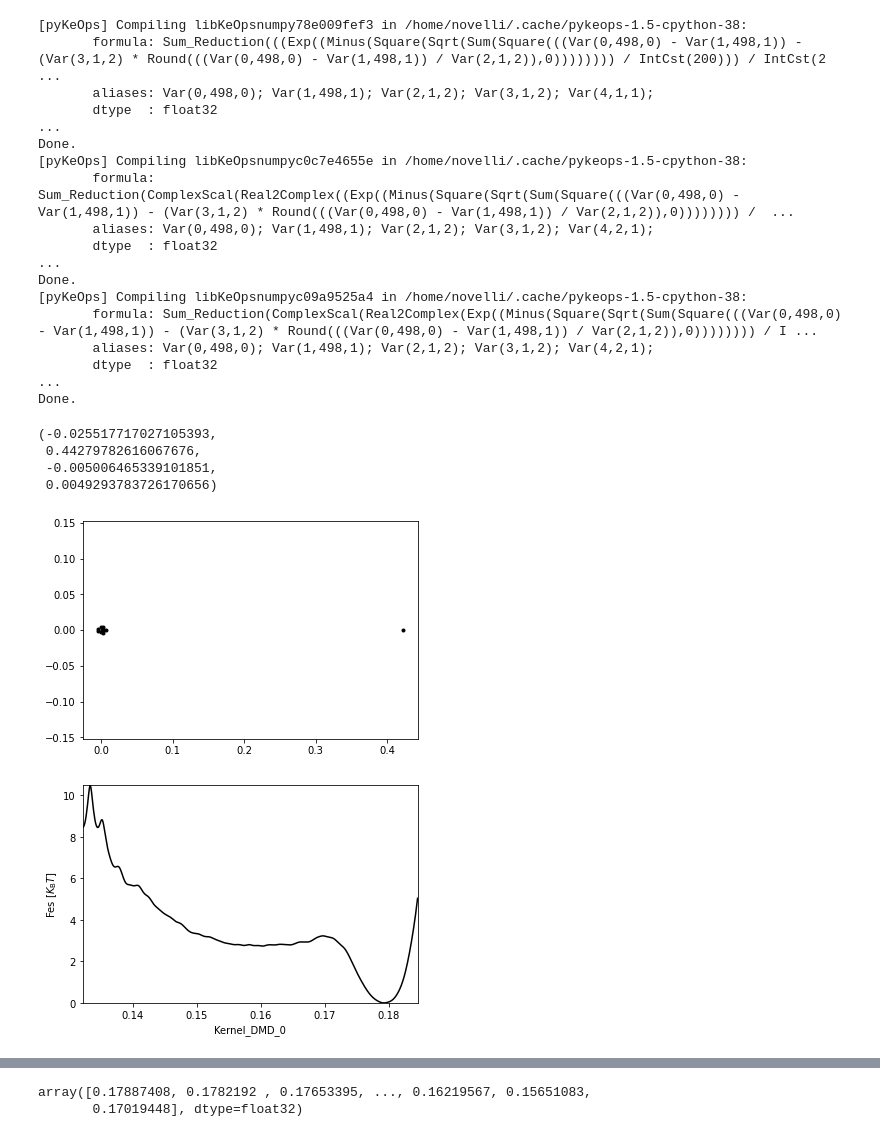
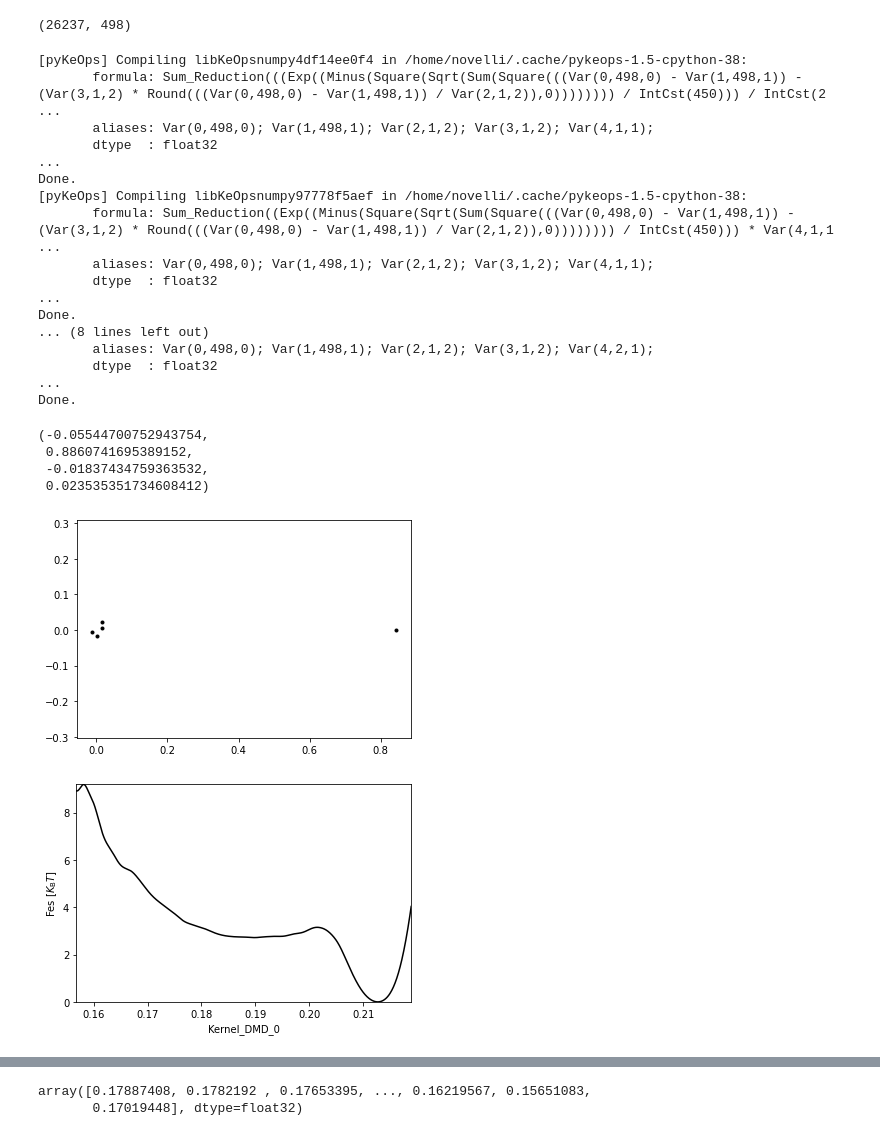
Before and after one commit to Machine-Learning-Dynamical-Systems/kooplearn, a Jupyter notebook: examples/md_chignolin/test.ipynb, the cells around one changed output, grey strips where cells are left out. Saved outputs shown, nothing was run; the diff lists cells and outputs as text; code cells hidden in the pictures.

```diff
--- a/examples/md_chignolin/test.ipynb
+++ b/examples/md_chignolin/test.ipynb
@@ -20,4 +20,4 @@ timesteps, n_atoms, dims = dists.shape
 dists = dists.reshape(timesteps, n_atoms*dims)
 unit_cell_length = f['cell_lengths'][0,0]
 # %%
-kernel = RBF(length_scale=10, unit_cell_length=unit_cell_length)
+kernel = RBF(length_scale=15, unit_cell_length=unit_cell_length)
@@ -43,51 +27,54 @@ evolved_inputs=dists[1:]
+# %%
+inputs.shape
+# %% [output]
+(26237, 498)
 # %%
-evals, evecs = reduced_rank_regression(inputs, evolved_inputs, kernel, 10, regularizer=1e-1, backend='keops')
+evals, evecs = reduced_rank_regression(inputs, evolved_inputs, kernel, 5, regularizer=5e-2, backend='keops')
 # %% [output]
-[pyKeOps] Compiling libKeOpsnumpy78e009fef3 in /home/novelli/.cache/pykeops-1.5-cpython-38:
-       formula: Sum_Reduction(((Exp((Minus(Square(Sqrt(Sum(Square(((Var(0,498,0) - Var(1,498,1)) - (Var(3,1,2) * Round(((Var(0,498,0) - Var(1,498,1)) / Var(2,1,2)),0)))))))) / IntCst(200))) / IntCst(2 ...
+[pyKeOps] Compiling libKeOpsnumpy4df14ee0f4 in /home/novelli/.cache/pykeops-1.5-cpython-38:
+       formula: Sum_Reduction(((Exp((Minus(Square(Sqrt(Sum(Square(((Var(0,498,0) - Var(1,498,1)) - (Var(3,1,2) * Round(((Var(0,498,0) - Var(1,498,1)) / Var(2,1,2)),0)))))))) / IntCst(450))) / IntCst(2 ...
        aliases: Var(0,498,0); Var(1,498,1); Var(2,1,2); Var(3,1,2); Var(4,1,1);
        dtype  : float32
 ...
 Done.
-[pyKeOps] Compiling libKeOpsnumpyc0c7e4655e in /home/novelli/.cache/pykeops-1.5-cpython-38:
-       formula: Sum_Reduction(ComplexScal(Real2Complex((Exp((Minus(Square(Sqrt(Sum(Square(((Var(0,498,0) - Var(1,498,1)) - (Var(3,1,2) * Round(((Var(0,498,0) - Var(1,498,1)) / Var(2,1,2)),0)))))))) /  ...
+[pyKeOps] Compiling libKeOpsnumpy97778f5aef in /home/novelli/.cache/pykeops-1.5-cpython-38:
+       formula: Sum_Reduction((Exp((Minus(Square(Sqrt(Sum(Square(((Var(0,498,0) - Var(1,498,1)) - (Var(3,1,2) * Round(((Var(0,498,0) - Var(1,498,1)) / Var(2,1,2)),0)))))))) / IntCst(450))) * Var(4,1,1 ...
+       aliases: Var(0,498,0); Var(1,498,1); Var(2,1,2); Var(3,1,2); Var(4,1,1);
+       dtype  : float32
+...
+Done.
+... (8 lines left out)
        aliases: Var(0,498,0); Var(1,498,1); Var(2,1,2); Var(3,1,2); Var(4,2,1);
        dtype  : float32
 ...
 Done.
-[pyKeOps] Compiling libKeOpsnumpyc09a9525a4 in /home/novelli/.cache/pykeops-1.5-cpython-38:
-       formula: Sum_Reduction(ComplexScal(Real2Complex(Exp((Minus(Square(Sqrt(Sum(Square(((Var(0,498,0) - Var(1,498,1)) - (Var(3,1,2) * Round(((Var(0,498,0) - Var(1,498,1)) / Var(2,1,2)),0)))))))) / I ...
-       aliases: Var(0,498,0); Var(1,498,1); Var(2,1,2); Var(3,1,2); Var(4,2,1);
-       dtype  : float32
-...
-Done.
 # %%
 plt.plot(np.real(evals), np.imag(evals), 'k.')
 plt.axis("equal")
 # %% [output]
-(-0.025517717027105393,
- 0.44279782616067676,
- -0.005006465339101851,
- 0.0049293783726170656)
+(-0.05544700752943754,
+ 0.8860741695389152,
+ -0.01837434759363532,
+ 0.023535351734608412)
-[figure, old version]
+[figure, new version]
 # %%
 CVs = aslinearoperator(kernel(inputs, backend='keops'))@evecs
 CVs = np.abs(CVs)
 # %%
 from stateinterpreter.utils.numerical_utils import gaussian_kde
 def f(x):
-    kde = gaussian_kde(CVs[:,x][:,np.newaxis], bandwidth=0.0005)
+    kde = gaussian_kde(CVs[:,x][:,np.newaxis], bandwidth=0.001)
     bounds = (CVs[:,x].min(),CVs[:,x].max())
     padding = 0
-    cv_sample = np.linspace(bounds[0] - padding, bounds[1] + padding, 500)[:,np.newaxis]
+    cv_sample = np.linspace(bounds[0] - padding, bounds[1] + padding, 1000)[:,np.newaxis]
     fes = -kde.logpdf(cv_sample)
     fes = fes - fes.min()
     plt.plot(cv_sample, fes, 'k-')
     plt.margins(0)
     plt.xlabel(f"Kernel_DMD_{x}")
     plt.ylabel(r"Fes $[K_{\rm{B}}T]$")
     full_fes = -kde.logpdf(CVs[:,x][:,np.newaxis])
     return full_fes - full_fes.min()
 fes = f(0)
 # %% [output]
-[figure, old version]
+[figure, new version]
```
Also changed, not shown: parts of 16 cells of this notebook.
